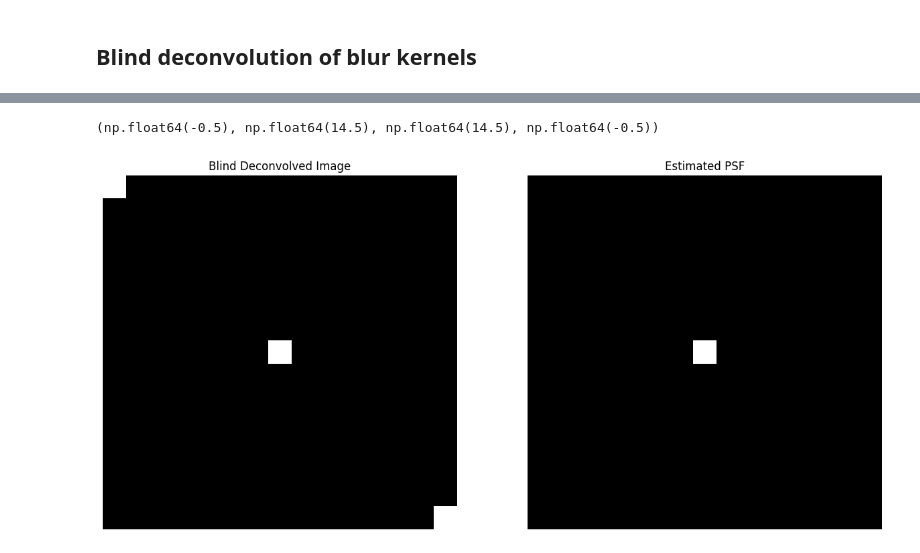
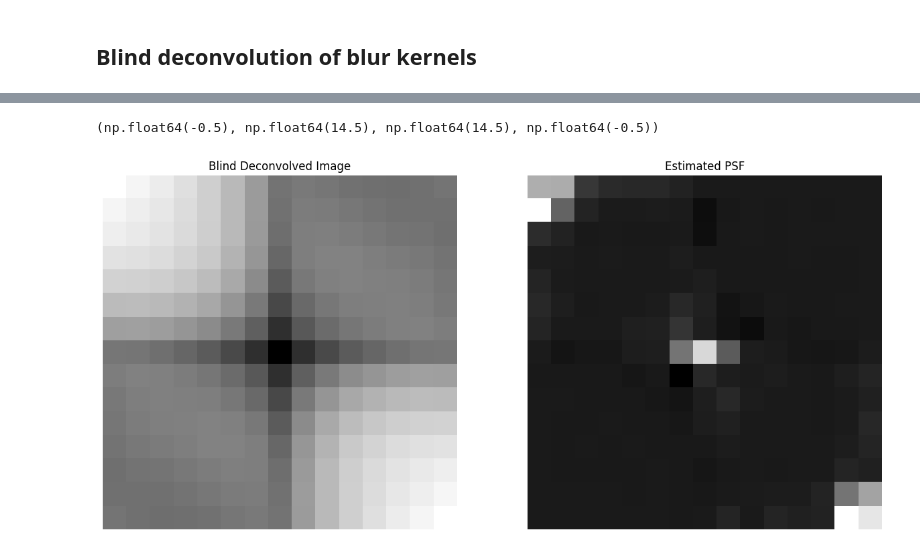
Before and after one commit to sri-chandrasekaran/final_project_ee123, a Jupyter notebook: processing.ipynb, the cells around one changed output, grey strips where cells are left out. Drawn from its saved outputs; the diff is of its cells as text; code cells hidden in the pictures.

```diff
--- a/processing.ipynb
+++ b/processing.ipynb
@@ -125,36 +125,34 @@ def blind_richardson_lucy(blurred, psf_est, delta=0.1, lmda=0.2, num_iter=30):
     img_est = np.ones_like(blurred)
     #psf_est = np.random.rand(*blurred.shape)     # * unpacks the tuple into (# dimensions) integers, in this case, 2 integers
     psf_est = psf_est
 
     for _ in range(num_iter):
         # Update the image estimate
         psf_adjoint = np.flip(psf_est)       # the psf is the conjugate transpose of the PSF, but since our values are real, we can just take the transpose
         # conv = fftconvolve(img_est, psf_est, mode='same')
         # relative_blur = blurred / (conv + 1e-8)   # Adding a small value to avoid division by zero
         # img_est = img_est * fftconvolve(relative_blur, psf_adjoint, mode='same')   # Equation 30 from https://arxiv.org/ftp/arxiv/papers/1206/1206.3594.pdf
         # Had to use regularization to avoid division by zero
         first_term = fftconvolve(psf_adjoint, blurred, mode='same')
         second_term = fftconvolve(fftconvolve(psf_adjoint, psf_est, mode='same'), img_est, mode='same')
         img_est = img_est + delta * (first_term - second_term + lmda*total_variation(img_est))   # Equation 32 from https://arxiv.org/ftp/arxiv/papers/1206/1206.3594.pdf
 
         # Update the psf estimate
         img_adjoint = np.flip(img_est)
         new_estimate = fftconvolve(img_est, psf_est, mode='same')
         psf_est = psf_est * fftconvolve(img_adjoint, (blurred / (new_estimate + 1e-8)), mode='same')   # Equation 31 from https://arxiv.org/ftp/arxiv/papers/1206/1206.3594.pdf
     return img_est, psf_est
 
 # delta is the relaxation parameter and lambda is the regularization parameter
-img_est, psf_est = blind_richardson_lucy(blurred_gauss, psf_est, delta=0.15, lmda=0.01, num_iter=10)
-
-img_est = fftconvolve(x, psf_est, mode='same')
+img_est_result, psf_est_result = blind_richardson_lucy(blurred_gauss, psf_est, delta=0.15, lmda=0.01, num_iter=10)
 
 fig4, arr = plt.subplots(1, 2, figsize=(15, 10))
-arr[0].imshow(img_est, cmap='gray')
+arr[0].imshow(img_est_result, cmap='gray')
 arr[0].set_title('Blind Deconvolved Image')
 arr[0].axis('off')
-arr[1].imshow(psf_est, cmap='gray')
+arr[1].imshow(psf_est_result, cmap='gray')
 arr[1].set_title('Estimated PSF')
 arr[1].axis('off')
 # %% [output]
 (np.float64(-0.5), np.float64(14.5), np.float64(14.5), np.float64(-0.5))
-[figure, old version]
+[figure, new version]
```
Also changed, not shown: parts of 2 cells of this notebook.
